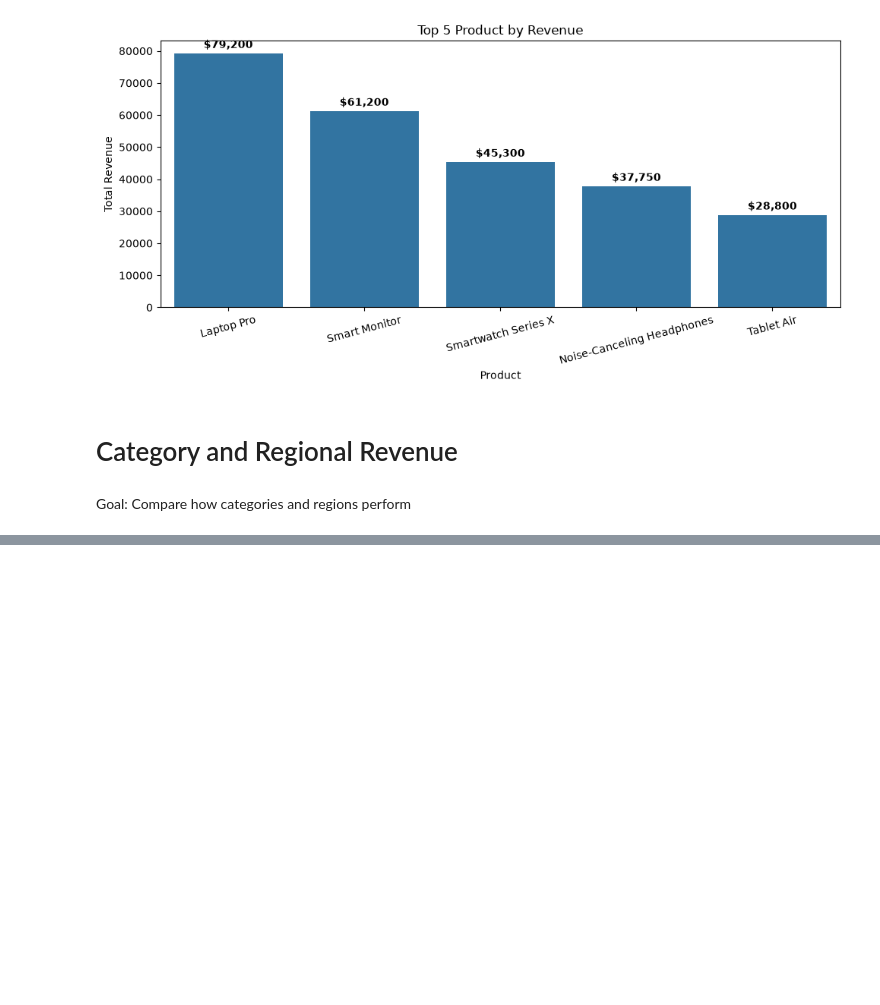
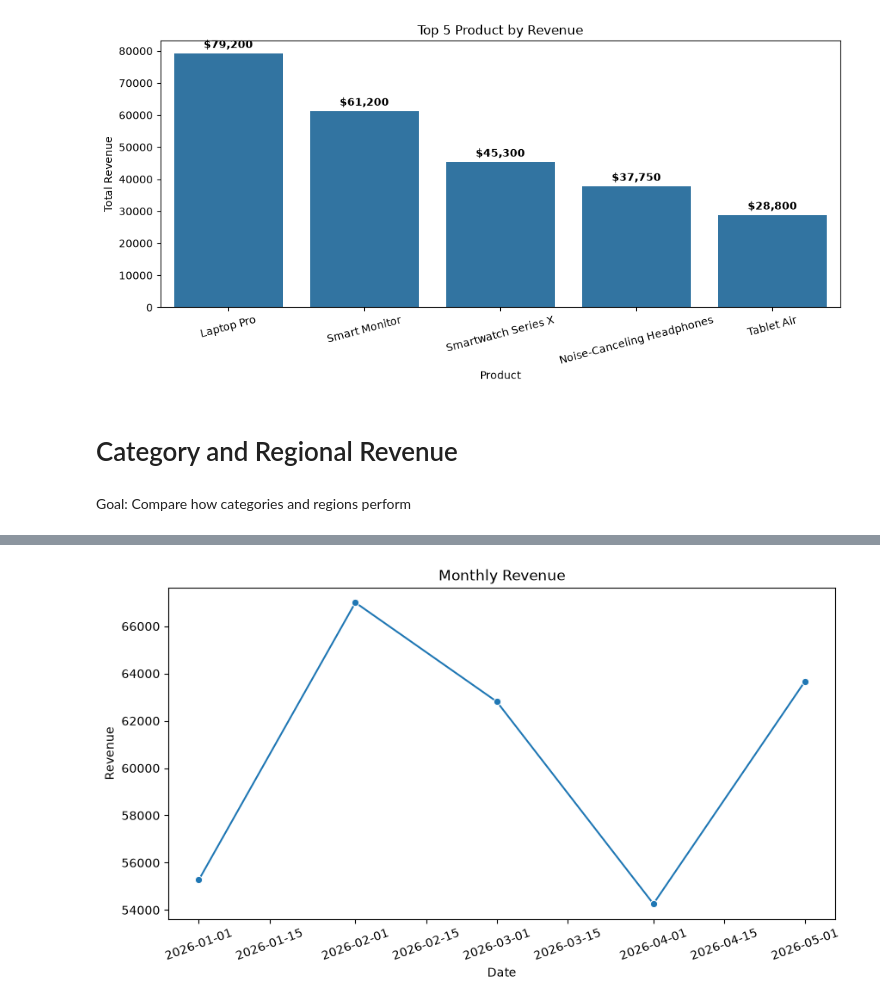
Before and after one commit to Abdurrahman-byte/Exploratory-Data-Analysis, a Jupyter notebook: data_analysis_final_project.ipynb, the cells around one changed output, grey strips where cells are left out. Cells and saved outputs as stored; diff of their text form; code cells hidden in the pictures; blank space fills up the shorter version.

```diff
--- a/data_analysis_final_project.ipynb
+++ b/data_analysis_final_project.ipynb
@@ -229,0 +262,4 @@ plt.show()
+# %%
+monthly_revenue = (df.groupby(df["Date"].dt.to_period("M"))["Revenue_USD"].sum().reset_index())
+monthly_revenue["Date_Timestamp"] = monthly_revenue["Date"].dt.to_timestamp()
+print(monthly_revenue.head(5).sort_values("Revenue_USD", ascending=False))
@@ -229,0 +301,16 @@ plt.show()
+# %%
+plt.figure(figsize=(10, 5))
+sns.lineplot(
+    data=monthly_revenue,
+    x="Date_Timestamp",
+    y="Revenue_USD",
+    marker="o"
+)
+
+plt.title("Monthly Revenue")
+plt.xlabel("Date")
+plt.ylabel("Revenue")
+plt.xticks(rotation=20)
+plt.show()
+# %% [output]
+[figure, added]
```
Also changed, not shown: parts of 24 cells of this notebook.
